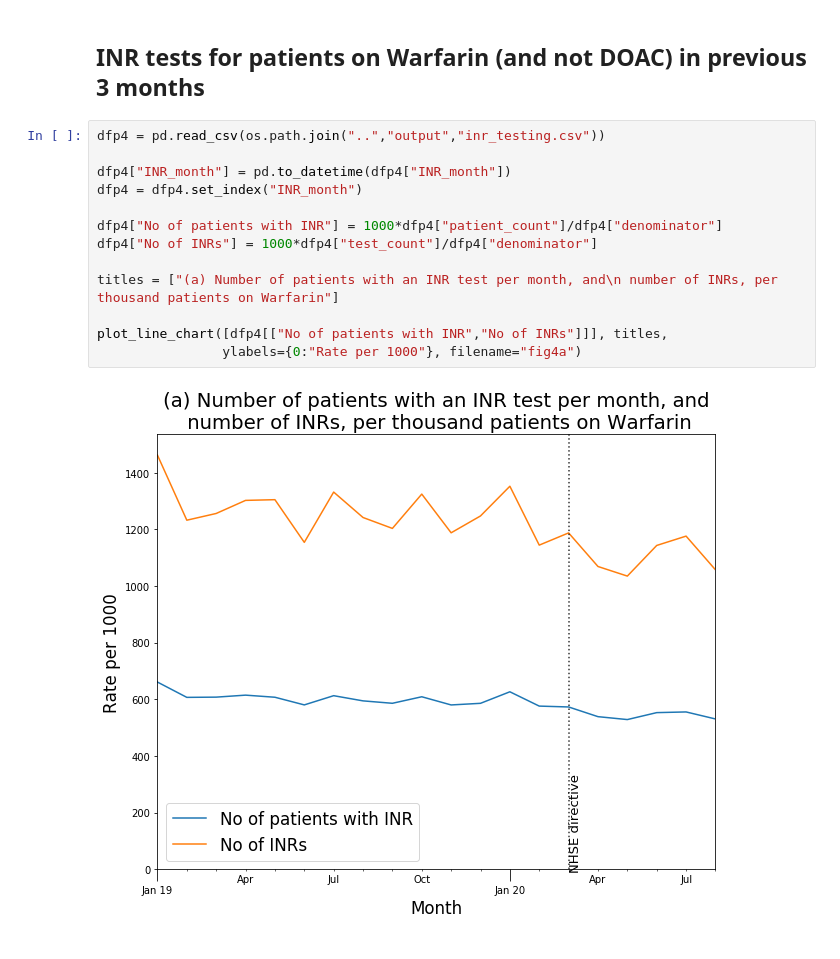
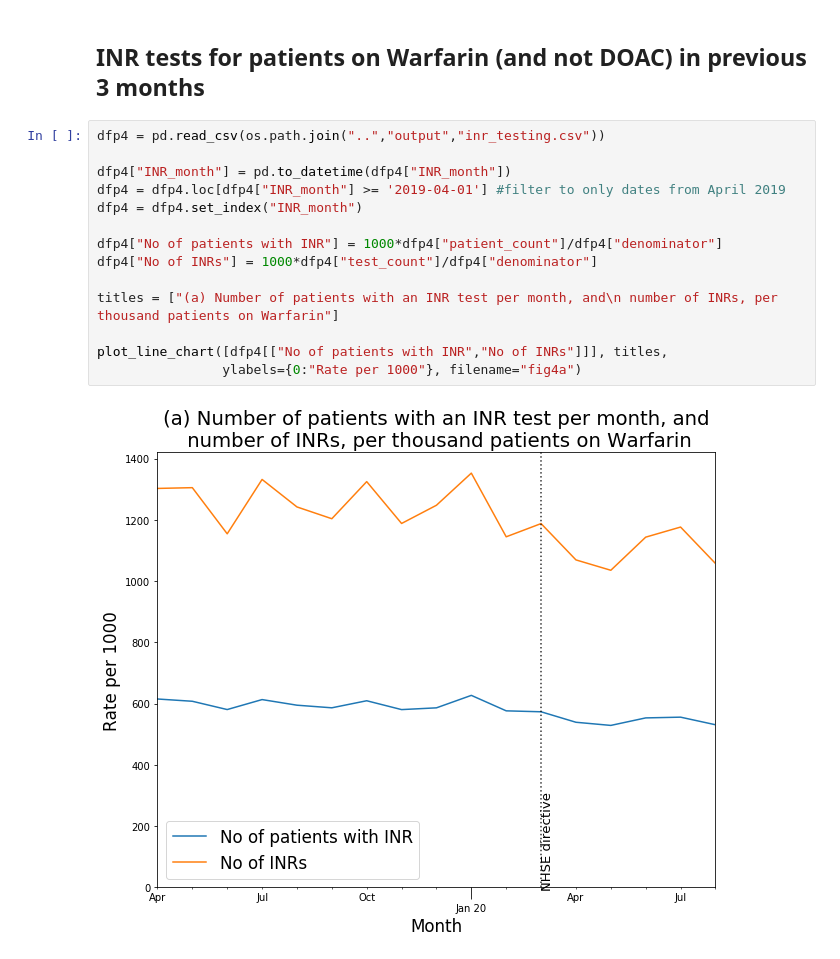
Before and after one commit to opensafely/anticoagulant-switching-research, a Jupyter notebook: notebooks/Warfarin_DOAC_rpt updated charts for Heart.ipynb, the cells around one changed output. Saved outputs shown, nothing was run; the diff lists cells and outputs as text.

Commit message:
amended graphs to April 2019

```diff
--- a/notebooks/Warfarin_DOAC_rpt updated charts for Heart.ipynb
+++ b/notebooks/Warfarin_DOAC_rpt updated charts for Heart.ipynb
@@ -98,18 +98,19 @@ plot_line_chart(dfs, titles, filename=figname,  loc="upper left")
 # %%
 dfp4 = pd.read_csv(os.path.join("..","output","inr_testing.csv"))
 
 dfp4["INR_month"] = pd.to_datetime(dfp4["INR_month"])
+dfp4 = dfp4.loc[dfp4["INR_month"] >= '2019-04-01'] #filter to only dates from April 2019
 dfp4 = dfp4.set_index("INR_month")
 
 dfp4["No of patients with INR"] = 1000*dfp4["patient_count"]/dfp4["denominator"]
 dfp4["No of INRs"] = 1000*dfp4["test_count"]/dfp4["denominator"]
 
 titles = ["(a) Number of patients with an INR test per month, and\n number of INRs, per thousand patients on Warfarin"]
 
 plot_line_chart([dfp4[["No of patients with INR","No of INRs"]]], titles,
                 ylabels={0:"Rate per 1000"}, filename="fig4a")
 # %% [output]
-[figure, old version]
+[figure, new version]
 # %%
 dfp5 = pd.read_csv(os.path.join("..","output","high_inr.csv"),index_col=0)
 dfp5["high_INR_month"] = pd.to_datetime(dfp5["high_INR_month"])
```
Also changed, not shown: parts of 2 cells of this notebook, 3 other files.
